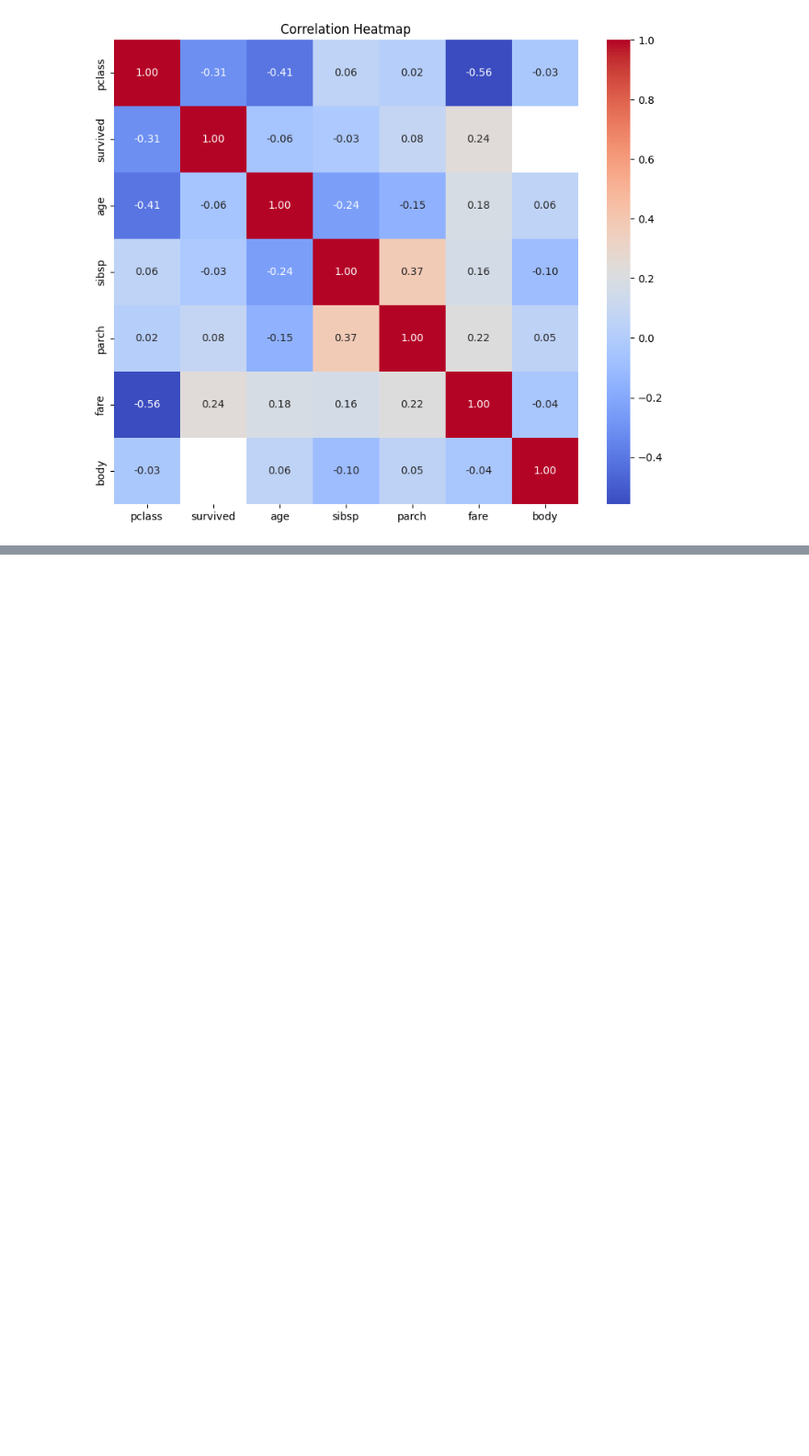
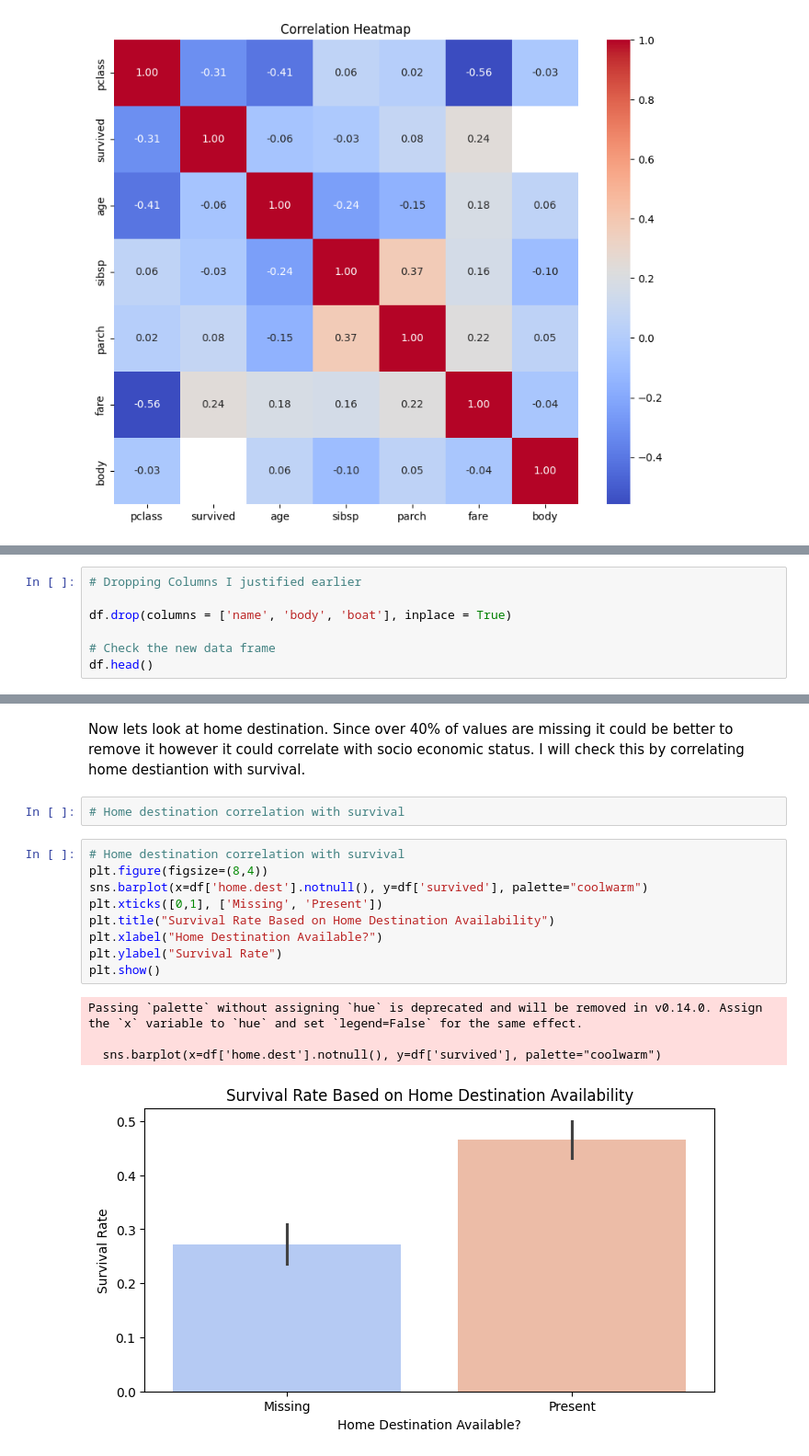
Before and after one commit to lucaskvz/AI-MACHINE-LEARNING-FOUNDATIONS, a Jupyter notebook: assignment_1_Lucas_Van_Zyl.ipynb, the cells around one changed output, grey strips where cells are left out. Shown: that part at 92% size. Drawn from its saved outputs; the diff is of its cells as text; blank space fills up the shorter version.

```diff
--- a/assignment_1_Lucas_Van_Zyl.ipynb
+++ b/assignment_1_Lucas_Van_Zyl.ipynb
@@ -182,0 +202,7 @@ plt.show()
+# %%
+# Dropping Columns I justified earlier
+
+df.drop(columns = ['name', 'body', 'boat'], inplace = True)
+
+# Check the new data frame
+df.head()
@@ -182,0 +216,18 @@ plt.show()
+# %% [markdown]
+Now lets look at home destination. Since over 40% of values are missing it could be better to remove it however it could correlate with socio economic status. I will check this by correlating home destiantion with survival.
+# %%
+# Home destination correlation with survival
+# %%
+# Home destination correlation with survival
+plt.figure(figsize=(8,4))
+sns.barplot(x=df['home.dest'].notnull(), y=df['survived'], palette="coolwarm")
+plt.xticks([0,1], ['Missing', 'Present'])
+plt.title("Survival Rate Based on Home Destination Availability")
+plt.xlabel("Home Destination Available?")
+plt.ylabel("Survival Rate")
+plt.show()
+# %% [output]
+Passing `palette` without assigning `hue` is deprecated and will be removed in v0.14.0. Assign the `x` variable to `hue` and set `legend=False` for the same effect.
+
+  sns.barplot(x=df['home.dest'].notnull(), y=df['survived'], palette="coolwarm")
+[figure, added]
```
Also changed, not shown: parts of 33 cells of this notebook.
